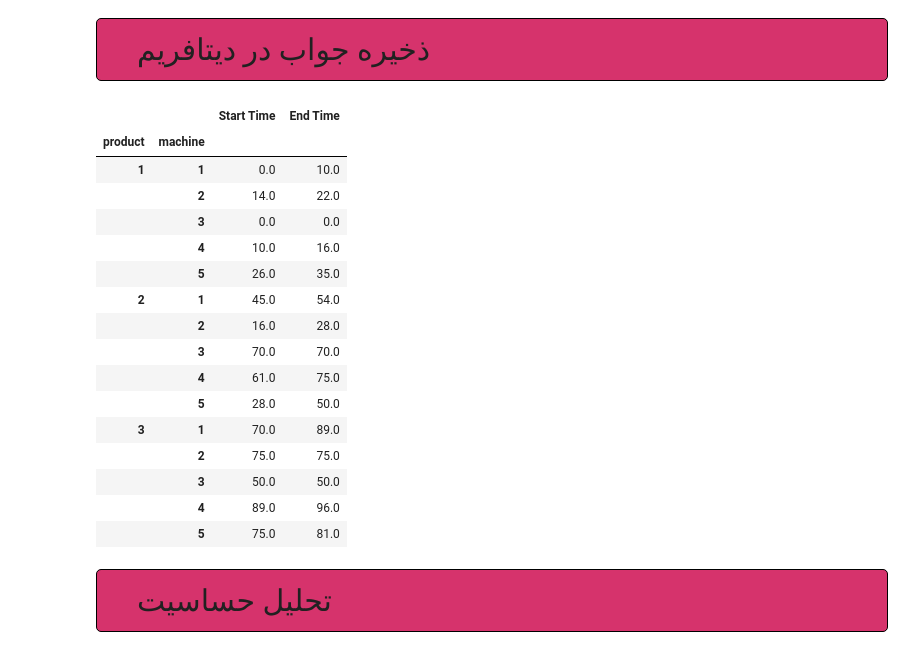
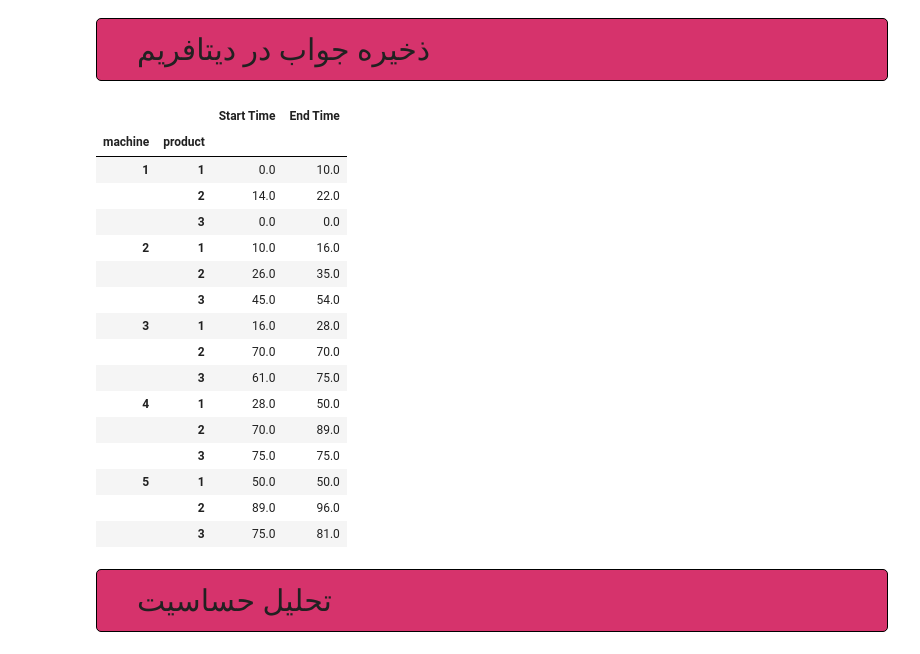
Before and after one commit to hadihe2002/pyomo, a Jupyter notebook: pyomo.ipynb, the cells around one changed output. Cells and saved outputs as stored; diff of their text form; code cells hidden in the pictures.

```diff
--- a/pyomo.ipynb
+++ b/pyomo.ipynb
@@ -49,6 +52,8 @@ model.objective = Objective(expr=model.L, sense=minimize)
 # ---------------------------------------------------------------------------- #
 #                               Define the PARAMS                              #
 # ---------------------------------------------------------------------------- #
+
+# --------------- Work time for each product with each machine --------------- #
 times = pd.read_excel('Time Data.xlsx', index_col=0)
 
 keys = list(times.to_dict().keys())
@@ -61,6 +66,9 @@ model.time_params = Param(model.machines, model.products, initialize=time_params
 
 # ----------------------------------- Big M ---------------------------------- #
 model.M = 1e6
+
+# -------------------------- Machines cool down time ------------------------- #
+model.machines_cool_down_times = Param(model.machines, initialize = {1:4, 2:10, 3:5, 4:20, 5:0}, mutable=True)
 
 # ---------------------------------------------------------------------------- #
 #                            Define the CONSTRAINTS                            #
@@ -93,28 +101,28 @@ model.A_finish_time = Constraint(expr = model.Y[4, 1] <= 60)
 model.interferences = ConstraintList()
 
 # Machine 1
-model.interferences.add(expr = model.X[1, 1] - model.Y[1, 2] >= 4 - model.M*model.P)
-model.interferences.add(expr = model.X[1, 2] - model.Y[1, 1] >= 4 - model.M*(1 - model.P))
+model.interferences.add(expr = model.X[1, 1] - model.Y[1, 2] >= model.machines_cool_down_times[1] - model.M*model.P)
+model.interferences.add(expr = model.X[1, 2] - model.Y[1, 1] >= model.machines_cool_down_times[1] - model.M*(1 - model.P))
 
 # Machine 2
-model.interferences.add(expr = model.X[2, 2] - model.Y[2, 1] >= 10 - model.M*model.F1)
-model.interferences.add(expr = model.X[2, 1] - model.Y[2, 2] >= 10 - model.M*(1 - model.F1))
-model.interferences.add(expr = model.X[2, 3] - model.Y[2, 1] >= 10 - model.M*model.F2)
-model.interferences.add(expr = model.X[2, 1] - model.Y[2, 3] >= 10 - model.M*(1 - model.F2))
-model.interferences.add(expr = model.X[2, 2] - model.Y[2, 3] >= 10 - model.M*model.F3)
-model.interferences.add(expr = model.X[2, 3] - model.Y[2, 2] >= 10 - model.M*(1 - model.F3))
+model.interferences.add(expr = model.X[2, 2] - model.Y[2, 1] >= model.machines_cool_down_times[2] - model.M*model.F1)
+model.interferences.add(expr = model.X[2, 1] - model.Y[2, 2] >= model.machines_cool_down_times[2] - model.M*(1 - model.F1))
+model.interferences.add(expr = model.X[2, 3] - model.Y[2, 1] >= model.machines_cool_down_times[2] - model.M*model.F2)
+model.interferences.add(expr = model.X[2, 1] - model.Y[2, 3] >= model.machines_cool_down_times[2] - model.M*(1 - model.F2))
+model.interferences.add(expr = model.X[2, 2] - model.Y[2, 3] >= model.machines_cool_down_times[2] - model.M*model.F3)
+model.interferences.add(expr = model.X[2, 3] - model.Y[2, 2] >= model.machines_cool_down_times[2] - model.M*(1 - model.F3))
 
 # Machine 3
-model.interferences.add(expr = model.X[3, 3] - model.Y[3, 1] >= 5 - model.M*model.G)
-model.interferences.add(expr = model.X[3, 1] - model.Y[3, 3] >= 5 - model.M*(1 - model.G))
+model.interferences.add(expr = model.X[3, 3] - model.Y[3, 1] >= model.machines_cool_down_times[3] - model.M*model.G)
+model.interferences.add(expr = model.X[3, 1] - model.Y[3, 3] >= model.machines_cool_down_times[3] - model.M*(1 - model.G))
 
 # Machine 4
-model.interferences.add(expr = model.X[4, 1] - model.Y[4, 2] >= 20 - model.M*model.K)
-model.interferences.add(expr = model.X[4, 2] - model.Y[4, 1] >= 20 - model.M*(1 - model.K))
+model.interferences.add(expr = model.X[4, 1] - model.Y[4, 2] >= model.machines_cool_down_times[4] - model.M*model.K)
+model.interferences.add(expr = model.X[4, 2] - model.Y[4, 1] >= model.machines_cool_down_times[4] - model.M*(1 - model.K))
 
 # Machine 5
-model.interferences.add(expr = model.X[5, 2] - model.Y[5, 3] >= -model.M*model.Q)
-model.interferences.add(expr = model.X[5, 3] - model.Y[5, 2] >= -model.M*(1 - model.Q))
+model.interferences.add(expr = model.X[5, 2] - model.Y[5, 3] >= model.machines_cool_down_times[5] - model.M*model.Q)
+model.interferences.add(expr = model.X[5, 3] - model.Y[5, 2] >= model.machines_cool_down_times[5] - model.M*(1 - model.Q))
 
 # ---------------------------------------------------------------------------- #
 #                              Binary constraints                              #
@@ -168,32 +176,32 @@ draw_answer(model)
 ذخیره جواب در دیتافریم
 </div>
 # %%
-tuples = [(i, j) for i in products for j in machines]
-index = pd.MultiIndex.from_tuples(tuples=tuples, name=["product", "machine"])
+tuples = [(i, j) for i in machines for j in products]
+index = pd.MultiIndex.from_tuples(tuples=tuples, name=["machine", "product"])
 
 start_times = [value(model.X[x,y]) for x in model.machines for y in model.products]
 end_times = [value(model.Y[x,y]) for x in model.machines for y in model.products]
 
 df = pd.DataFrame([[x,y] for x,y in zip(start_times, end_times)]  , index=index, columns=["Start Time", "End Time"])
 df
 # %% [output]
 |  |  | Start Time | End Time |
-| product | machine |  |  |
+| machine | product |  |  |
 | 1 | 1 | 0.0 | 10.0 |
 |  | 2 | 14.0 | 22.0 |
 |  | 3 | 0.0 | 0.0 |
-|  | 4 | 10.0 | 16.0 |
-|  | 5 | 26.0 | 35.0 |
-| 2 | 1 | 45.0 | 54.0 |
-|  | 2 | 16.0 | 28.0 |
-|  | 3 | 70.0 | 70.0 |
-|  | 4 | 61.0 | 75.0 |
-|  | 5 | 28.0 | 50.0 |
-| 3 | 1 | 70.0 | 89.0 |
-|  | 2 | 75.0 | 75.0 |
-|  | 3 | 50.0 | 50.0 |
-|  | 4 | 89.0 | 96.0 |
-|  | 5 | 75.0 | 81.0 |
+| 2 | 1 | 10.0 | 16.0 |
+|  | 2 | 26.0 | 35.0 |
+|  | 3 | 45.0 | 54.0 |
+| 3 | 1 | 16.0 | 28.0 |
+|  | 2 | 70.0 | 70.0 |
+|  | 3 | 61.0 | 75.0 |
+| 4 | 1 | 28.0 | 50.0 |
+|  | 2 | 70.0 | 89.0 |
+|  | 3 | 75.0 | 75.0 |
+| 5 | 1 | 50.0 | 50.0 |
+|  | 2 | 89.0 | 96.0 |
+|  | 3 | 75.0 | 81.0 |
 # %% [markdown]
 <div style="font-family: Vazirmatn; font-size:30px; direction: rtl; display: flex; align-items:center; justify-content:center; align-text:center; background-color: #d6336c; padding: 20px 40px;border: 1px solid black; border-radius: 5px">
 تحلیل حساسیت
```
Also changed, not shown: parts of 6 cells of this notebook, 1 other file.
